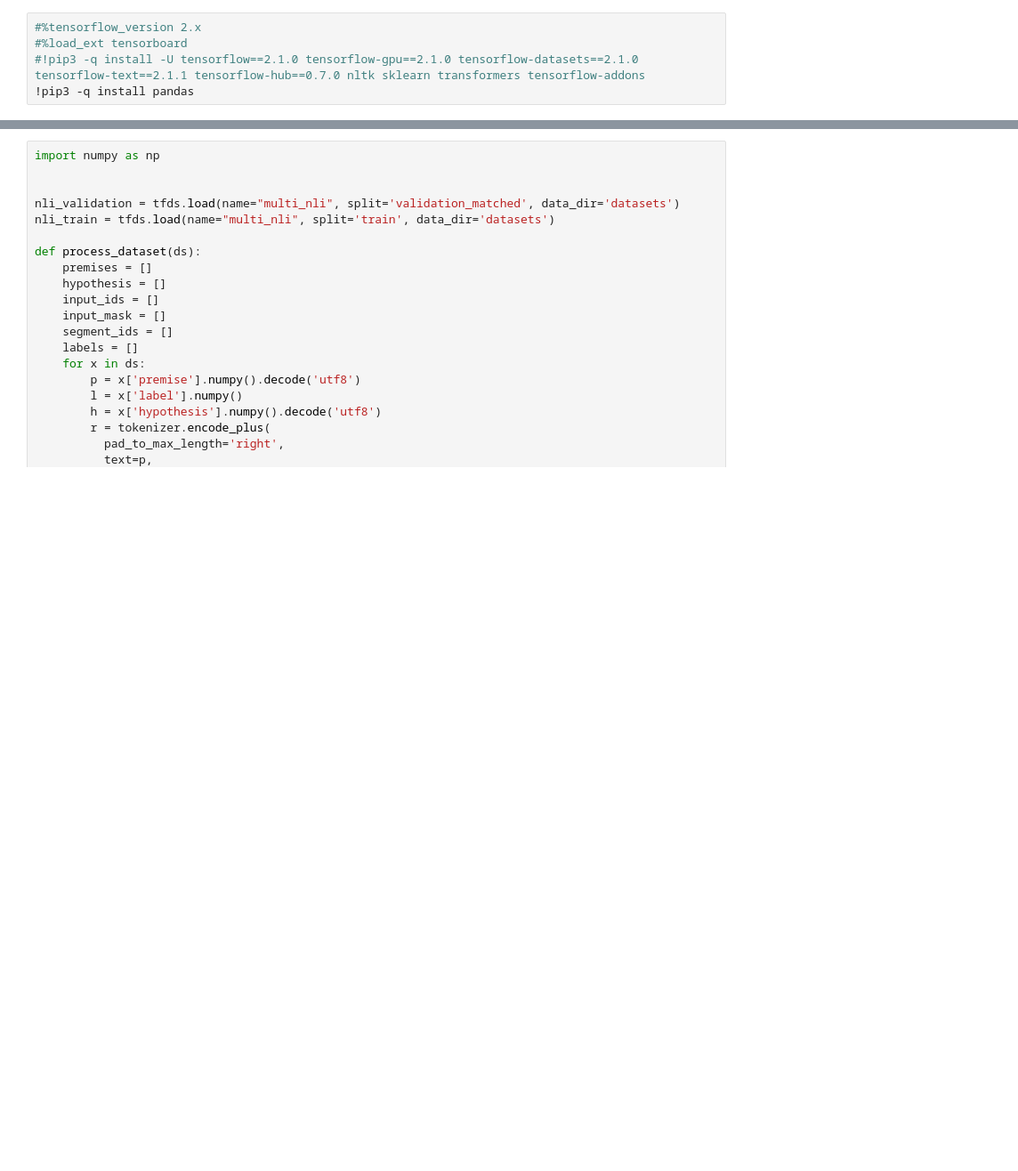
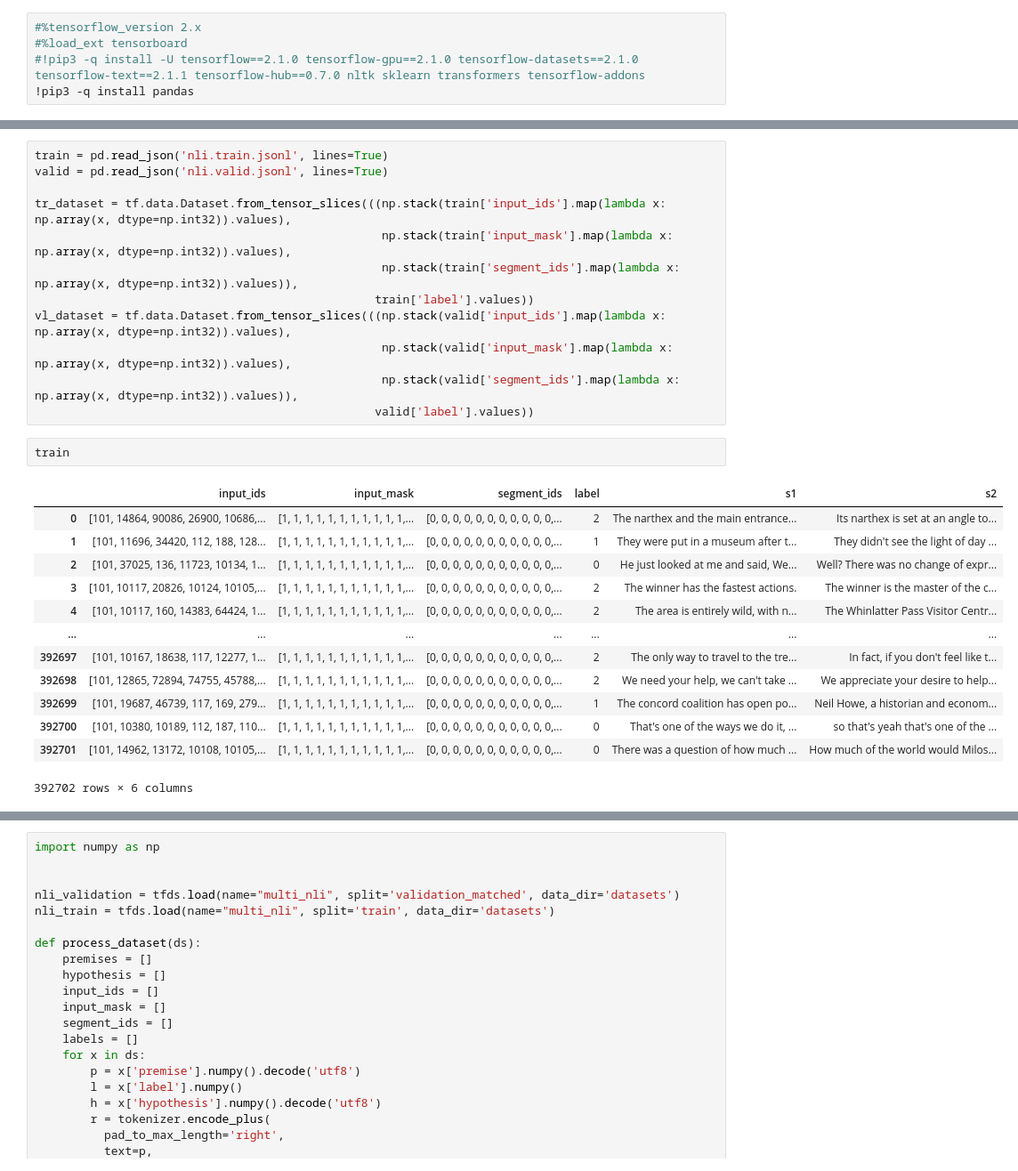
Before and after one commit to bavadim/automatic-summarization, a Jupyter notebook: experiment.ipynb, the cells around one changed output, grey strips where cells are left out. Shown at 89% size. Drawn from its saved outputs; the diff is of its cells as text; blank space fills up the shorter version.

```diff
--- a/experiment.ipynb
+++ b/experiment.ipynb
@@ -97,0 +163,28 @@ INFO:absl:Using datasets to cache modules.
+# %%
+train = pd.read_json('nli.train.jsonl', lines=True)
+valid = pd.read_json('nli.valid.jsonl', lines=True)
+
+tr_dataset = tf.data.Dataset.from_tensor_slices(((np.stack(train['input_ids'].map(lambda x: np.array(x, dtype=np.int32)).values),
+                                                  np.stack(train['input_mask'].map(lambda x: np.array(x, dtype=np.int32)).values),
+                                                  np.stack(train['segment_ids'].map(lambda x: np.array(x, dtype=np.int32)).values)),
+                                                 train['label'].values))
+vl_dataset = tf.data.Dataset.from_tensor_slices(((np.stack(valid['input_ids'].map(lambda x: np.array(x, dtype=np.int32)).values),
+                                                  np.stack(valid['input_mask'].map(lambda x: np.array(x, dtype=np.int32)).values),
+                                                  np.stack(valid['segment_ids'].map(lambda x: np.array(x, dtype=np.int32)).values)),
+                                                 valid['label'].values))
+# %%
+train
+# %% [output]
+|  | input_ids | input_mask | segment_ids | label | s1 | s2 |
+| 0 | [101, 14864, 90086, 26900, 10686,... | [1, 1, 1, 1, 1, 1, 1, 1, 1, 1, 1,... | [0, 0, 0, 0, 0, 0, 0, 0, 0, 0, 0,... | 2 | The narthex and the main entrance... | Its narthex is set at an angle to... |
+| 1 | [101, 11696, 34420, 112, 188, 128... | [1, 1, 1, 1, 1, 1, 1, 1, 1, 1, 1,... | [0, 0, 0, 0, 0, 0, 0, 0, 0, 0, 0,... | 1 | They were put in a museum after t... | They didn't see the light of day ... |
+| 2 | [101, 37025, 136, 11723, 10134, 1... | [1, 1, 1, 1, 1, 1, 1, 1, 1, 1, 1,... | [0, 0, 0, 0, 0, 0, 0, 0, 0, 0, 0,... | 0 | He just looked at me and said, We... | Well? There was no change of expr... |
+| 3 | [101, 10117, 20826, 10124, 10105,... | [1, 1, 1, 1, 1, 1, 1, 1, 1, 1, 1,... | [0, 0, 0, 0, 0, 0, 0, 0, 0, 0, 0,... | 2 | The winner has the fastest actions. | The winner is the master of the c... |
+| 4 | [101, 10117, 160, 14383, 64424, 1... | [1, 1, 1, 1, 1, 1, 1, 1, 1, 1, 1,... | [0, 0, 0, 0, 0, 0, 0, 0, 0, 0, 0,... | 2 | The area is entirely wild, with n... | The Whinlatter Pass Visitor Centr... |
+| ... | ... | ... | ... | ... | ... | ... |
+| 392697 | [101, 10167, 18638, 117, 12277, 1... | [1, 1, 1, 1, 1, 1, 1, 1, 1, 1, 1,... | [0, 0, 0, 0, 0, 0, 0, 0, 0, 0, 0,... | 2 | The only way to travel to the tre... | In fact, if you don't feel like t... |
+| 392698 | [101, 12865, 72894, 74755, 45788,... | [1, 1, 1, 1, 1, 1, 1, 1, 1, 1, 1,... | [0, 0, 0, 0, 0, 0, 0, 0, 0, 0, 0,... | 2 | We need your help, we can't take ... | We appreciate your desire to help... |
+| 392699 | [101, 19687, 46739, 117, 169, 279... | [1, 1, 1, 1, 1, 1, 1, 1, 1, 1, 1,... | [0, 0, 0, 0, 0, 0, 0, 0, 0, 0, 0,... | 1 | The concord coalition has open po... | Neil Howe, a historian and econom... |
+| 392700 | [101, 10380, 10189, 112, 187, 110... | [1, 1, 1, 1, 1, 1, 1, 1, 1, 1, 1,... | [0, 0, 0, 0, 0, 0, 0, 0, 0, 0, 0,... | 0 | That's one of the ways we do it, ... | so that's yeah that's one of the ... |
+| 392701 | [101, 14962, 13172, 10108, 10105,... | [1, 1, 1, 1, 1, 1, 1, 1, 1, 1, 1,... | [0, 0, 0, 0, 0, 0, 0, 0, 0, 0, 0,... | 0 | There was a question of how much ... | How much of the world would Milos... |
+392702 rows × 6 columns
```
Also changed, not shown: parts of 16 cells of this notebook.
